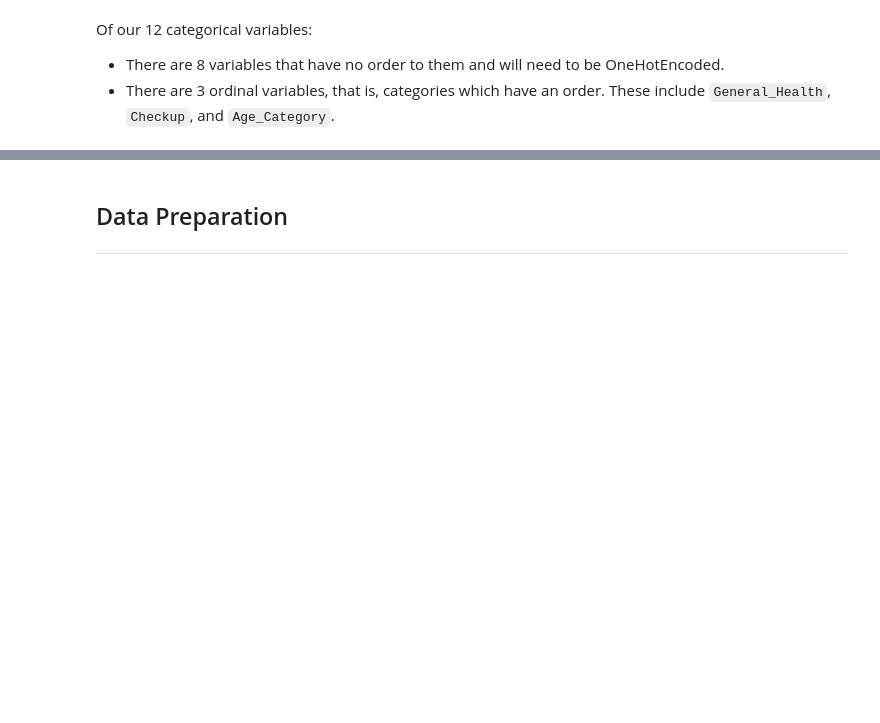
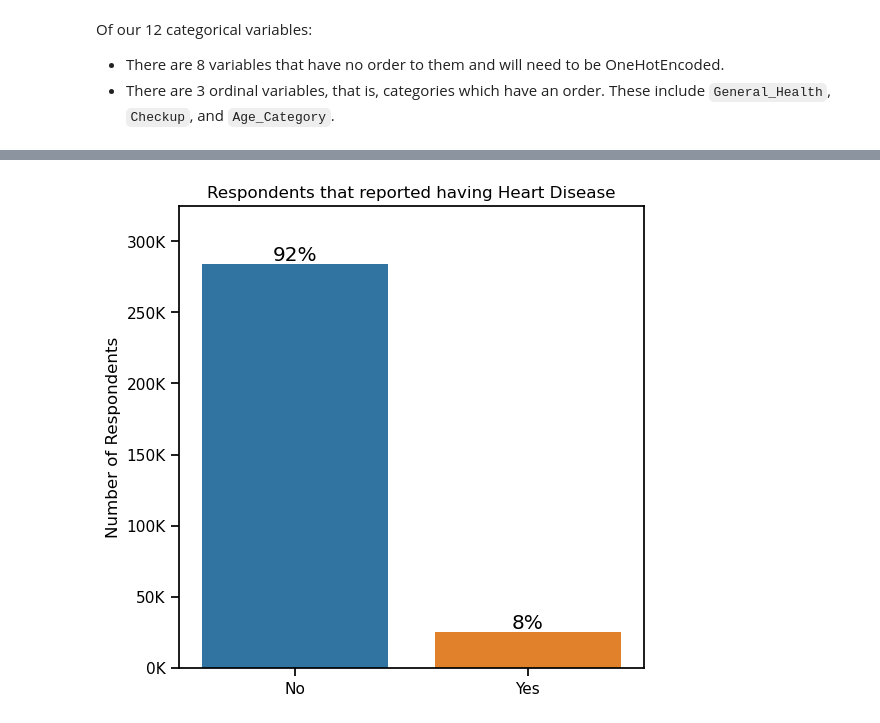
Before and after one commit to rlodetti/classification_project, a Jupyter notebook: Classification Project- Predicting Cardiovascular Disease.ipynb, the cells around one changed output, grey strips where cells are left out. Drawn from its saved outputs; the diff is of its cells as text; code cells hidden in the pictures; blank space fills up the shorter version.

Commit message:
notebook complete

```diff
--- a/Classification Project- Predicting Cardiovascular Disease.ipynb
+++ b/Classification Project- Predicting Cardiovascular Disease.ipynb
@@ -159,26 +134,0 @@ plt.show();
-# %%
-import seaborn as sns
-sns.set_context(context='notebook')
-for cat in categorical:
-    resp = df[cat].value_counts().index
-    nn = ((df[cat]==resp[0]) & (df['Heart_Disease']=='No')).sum()/(df[cat]==resp[0]).sum()
-    ny = ((df[cat]==resp[0]) & (df['Heart_Disease']=='Yes')).sum()/(df[cat]==resp[0]).sum()
-    yn = ((df[cat]==resp[1]) & (df['Heart_Disease']=='No')).sum()/(df[cat]==resp[1]).sum()
-    yy = ((df[cat]==resp[1]) & (df['Heart_Disease']=='Yes')).sum()/(df[cat]==resp[1]).sum()
-    num = [nn, yn, ny, yy]
-
-    fig, ax = plt.subplots(figsize=(3,3))
-    im = ax.imshow([[nn, ny],[yn,yy]],cmap='Blues')
-    for i,j in enumerate(num):
-        text = str(round(j*100,2))+'%'
-        ax.text(i//2, i%2, text,ha="center", va="center", color="tab:orange", weight="bold")
-    ax.set(xticks= [0,1],
-           xticklabels= ['No','Yes'],
-           xlabel = 'Heart Condition',
-           yticks= [0,1],
-           yticklabels= [resp[0], resp[1]],
-           ylabel = cat
-          )
-    plt.show();
-    print('----------')
-    print('')
@@ -199,3 +135,6 @@ for cat in categorical:
-# %% [markdown]
-## Data Preparation
-***
+# %%
+# importing code from as module
+from code.my_module import viz_1
+viz_1(df)
+# %% [output]
+[figure, added]
```
Also changed, not shown: parts of 78 cells of this notebook, 27 other files.
